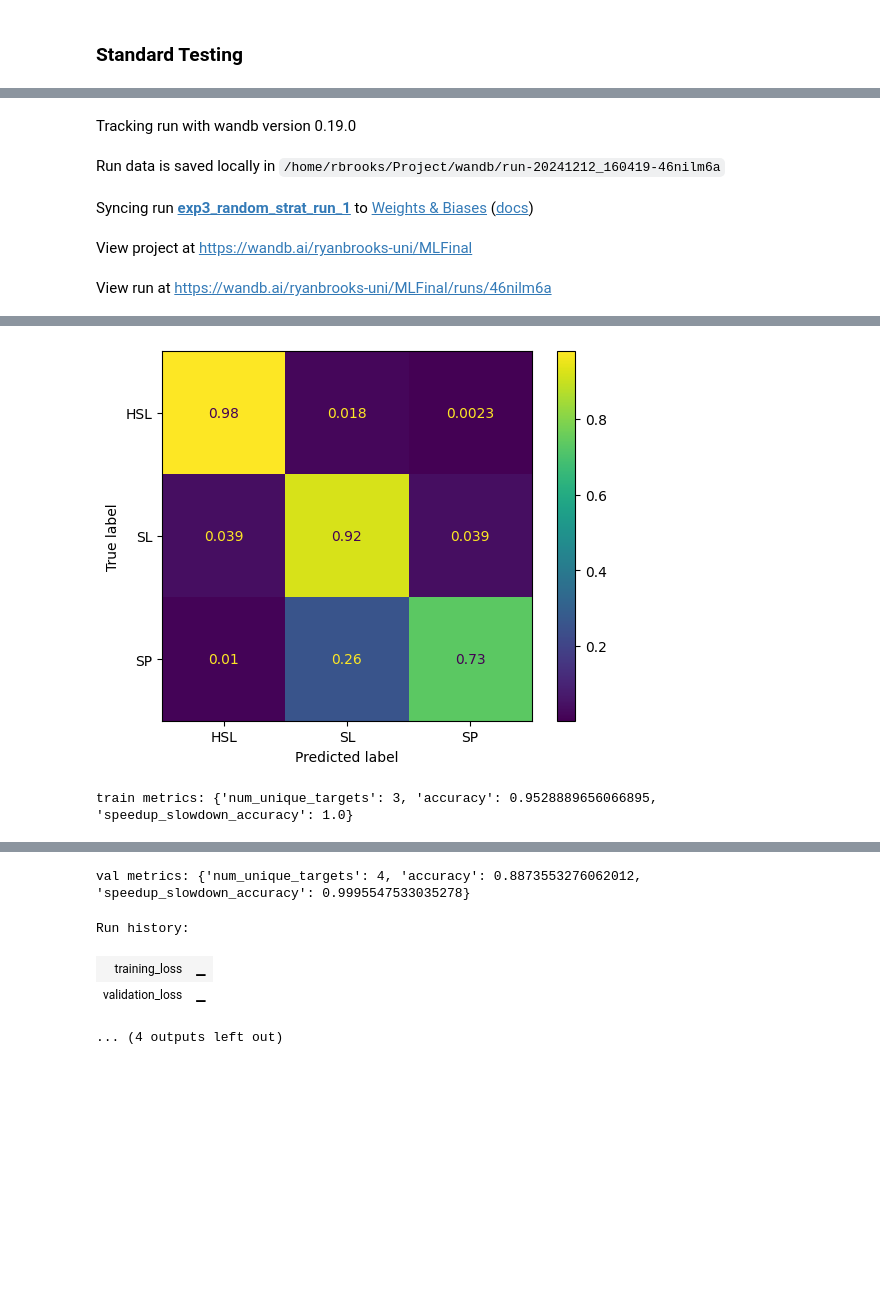
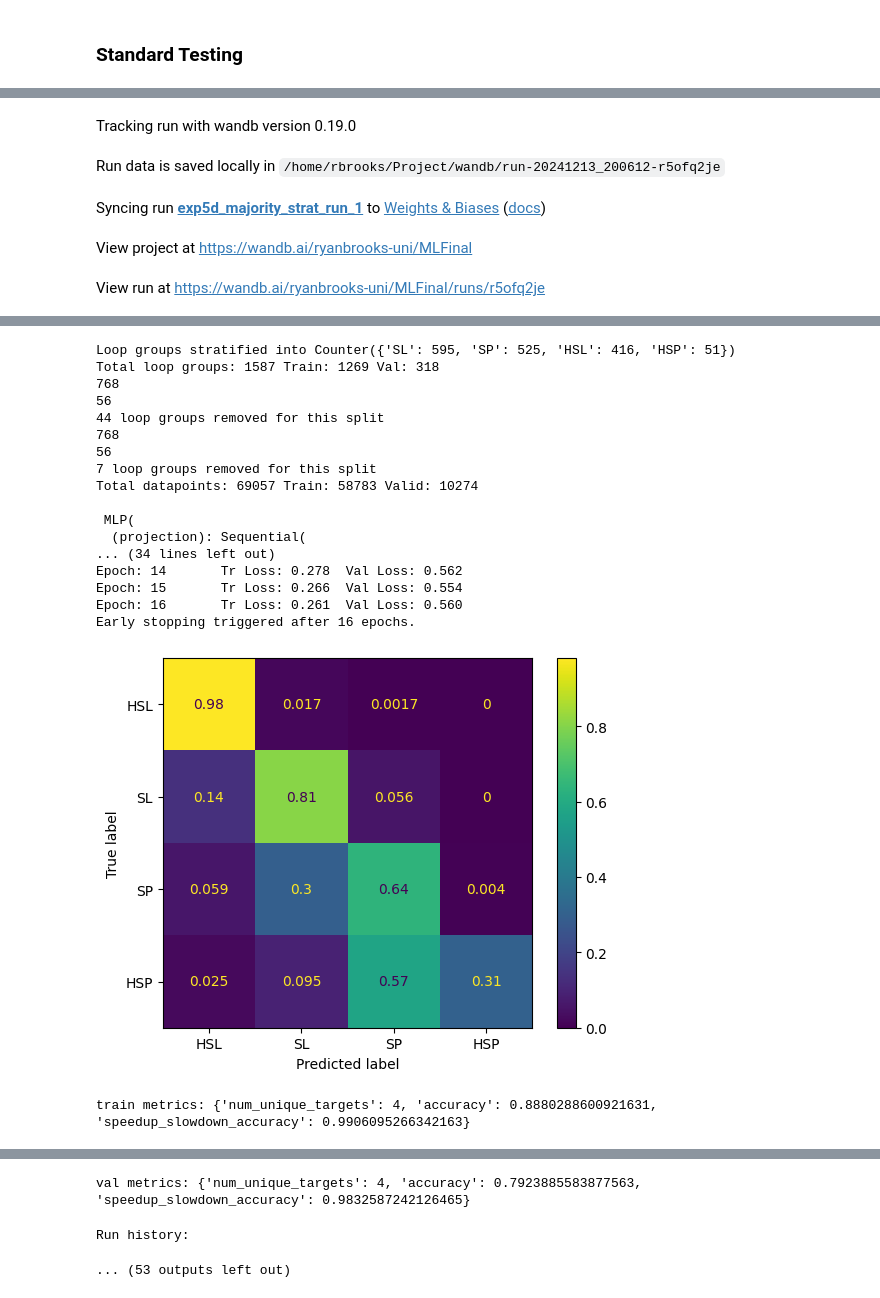
Before and after one commit to ryanbrooks816/CSC461_FinalProject, a Jupyter notebook: src/my-models.ipynb, the cells around one changed output, grey strips where cells are left out. Saved outputs shown, nothing was run; the diff lists cells and outputs as text; code cells hidden in the pictures; blank space fills up the shorter version.

```diff
--- a/src/my-models.ipynb
+++ b/src/my-models.ipynb
@@ -319,35 +295,14 @@ cfg_data = {
 # %%
+cfg_data.update({
+    'benchmark': 'NPB',
+    'filters': [('benchmark', '==', 'NPB')]
+})
+
 runner = ExperimentRunner(cfg_data, device, load_data=False)
 runner.run_loocv(
     project_name='MLFinal',
     group_name='LOOCV, NPB Benchmark',
-    run_name_prefix='exp2d',
+    run_name_prefix='exp2e',
 )
 # %% [markdown]
 ### Standard Testing
-# %%
-device = 'cuda:0' if torch.cuda.is_available() else 'cpu'
-print(f'Using device: {device}')
-
-cfg_data = {
-    'n_workers': 32,
-    'batch_size': 2048,
-    'stratification': 'random', # 'random', 'binary', 'clustered', 'majority'
-    'data_path': '/mnt/fastdata/datasets/lore-loops/web-clang',
-    'embedding_model': 'source_coderankembed', # 'llvm_llmcompiler', 'source_codellama', 'source_llmcompiler', 'source_codet5p', 'source_coderankembed'
-    'embedding_layer': 'last', # 'last', 'all' (not working yet)
-    'n_embeddings': [1, 0, 1], # binary flags for [ref_embedding, transformation_embedding, transformation_encoding]
-    'min_transformations': 1, # only loop groups with at least <min> transformations
-    'max_transformations': 10000, # only loop groups with at most <max> transformations
-    'max_speedup': 2.5, # remove any loop group with a speedup transformation > max_speedup
-    'max_source_size': 100000, # only loop groups where reference .C file is at most <max> bytes
-    'task': 'classification',  # 'classification', 'regression'
-    # [(0, np.float64(0.5)), (2, np.float64(1.5)), (4, np.float64(2.5)), (6, np.float64(3.5))]
-    'class_splits': [0, .7, 1, 1.5, 17],
-    # 'class_splits': [-100, .5, 0.9999, 1.0001, 1.5, 2.5, 3.5, 100000],
-    'classes': ['HSL', 'SL', 'SP', 'HSP'],
-    'seed': 4,
-    'csv_path': './clang_4.0.0_data_table.csv', # for new data loader
-    'benchmark': 'NPB',
-    'filters': [('benchmark', '==', 'NPB'), ('application', '==', 'SP')],
-}
@@ -356,9 +309,14 @@ Using device: cuda:0
 # %%
+# cfg_data.update({
+#     'benchmark': 'NPB',
+#     'filters': [('benchmark', '==', 'NPB'), ('application', '==', 'SP')]
+# })
+
 runner = ExperimentRunner(cfg_data, device)
 runner.run(
     project_name='MLFinal',
-    group_name='NPB SP app, Experiment 3',
-    run_name_prefix='exp3_random_strat_run',
-    count=1
+    group_name='All, Experiment 5d',
+    run_name_prefix='exp5d_majority_strat_run',
+    count=4
 )
 # %% [output]
@@ -365,5 +325,5 @@ runner.run(
 Tracking run with wandb version 0.19.0
-Run data is saved locally in /home/rbrooks/Project/wandb/run-20241212_160419-46nilm6a
+Run data is saved locally in /home/rbrooks/Project/wandb/run-20241213_200612-r5ofq2je
-Syncing run exp3_random_strat_run_1 to Weights & Biases (docs)
+Syncing run exp5d_majority_strat_run_1 to Weights & Biases (docs)
 View project at https://wandb.ai/ryanbrooks-uni/MLFinal
-View run at https://wandb.ai/ryanbrooks-uni/MLFinal/runs/46nilm6a
+View run at https://wandb.ai/ryanbrooks-uni/MLFinal/runs/r5ofq2je
@@ -387,2 +330,19 @@ Early stopping triggered after 27 epochs.
+Loop groups stratified into Counter({'SL': 595, 'SP': 525, 'HSL': 416, 'HSP': 51})
+Total loop groups: 1587 Train: 1269 Val: 318
+768
+56
+44 loop groups removed for this split
+768
+56
+7 loop groups removed for this split
+Total datapoints: 69057 Train: 58783 Valid: 10274
+
+ MLP(
+  (projection): Sequential(
+... (34 lines left out)
+Epoch: 14       Tr Loss: 0.278  Val Loss: 0.562
+Epoch: 15       Tr Loss: 0.266  Val Loss: 0.554
+Epoch: 16       Tr Loss: 0.261  Val Loss: 0.560
+Early stopping triggered after 16 epochs.
-[figure, old version]
+[figure, new version]
-train metrics: {'num_unique_targets': 3, 'accuracy': 0.9528889656066895, 'speedup_slowdown_accuracy': 1.0}
+train metrics: {'num_unique_targets': 4, 'accuracy': 0.8880288600921631, 'speedup_slowdown_accuracy': 0.9906095266342163}
@@ -390,5 +350,3 @@ train metrics: {'num_unique_targets': 3, 'accuracy': 0.9528889656066895, 'speedu
-val metrics: {'num_unique_targets': 4, 'accuracy': 0.8873553276062012, 'speedup_slowdown_accuracy': 0.9995547533035278}
-Run history:
+val metrics: {'num_unique_targets': 4, 'accuracy': 0.7923885583877563, 'speedup_slowdown_accuracy': 0.9832587242126465}
-| training_loss | ▁ |
-| validation_loss | ▁ |
-... (4 outputs left out)
+Run history:
+... (53 outputs left out)
```
Also changed, not shown: parts of 12 cells of this notebook, 3 other files.
